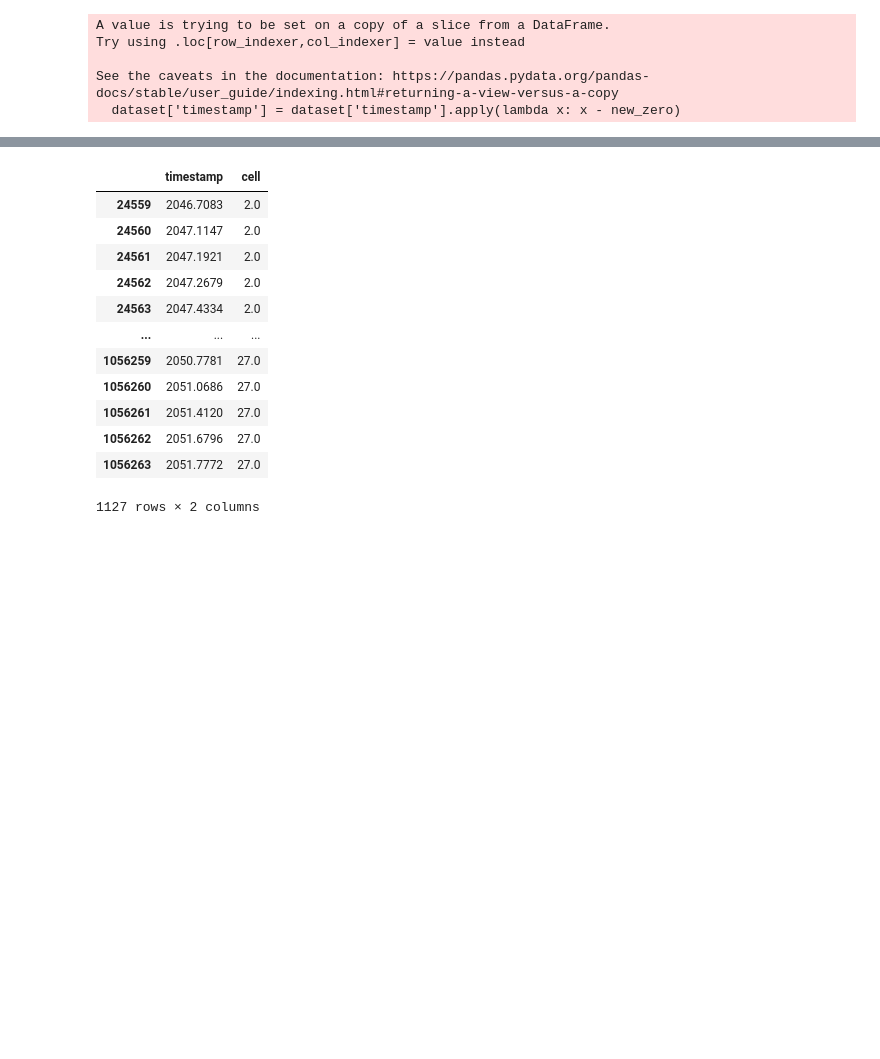
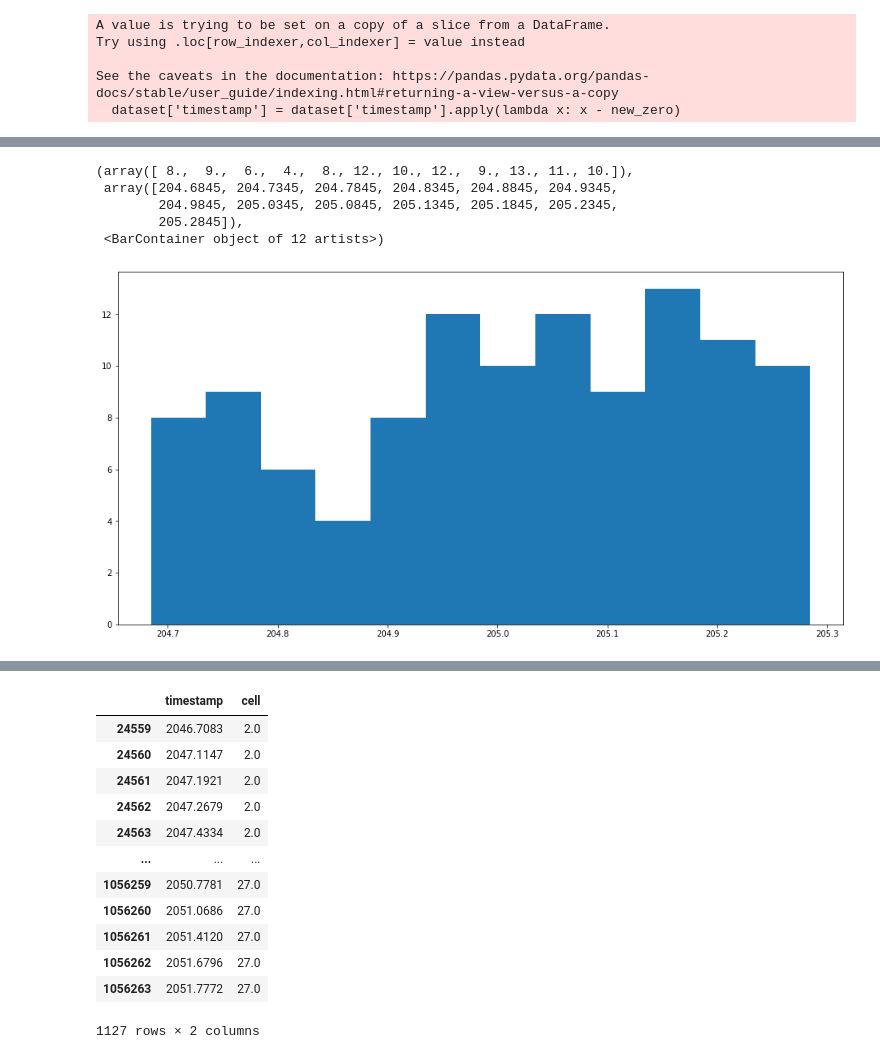
Before and after one commit to lfernandof/neural-pop-dynamics, a Jupyter notebook: projeto/revamping_code.ipynb, the cells around one changed output, grey strips where cells are left out. Cells and saved outputs as stored; diff of their text form; code cells hidden in the pictures; blank space fills up the shorter version.

```diff
--- a/projeto/revamping_code.ipynb
+++ b/projeto/revamping_code.ipynb
@@ -4,8 +4,8 @@ import numpy as np
 import matplotlib.pyplot as plt
 from scipy import stats
 # %%
-def time_conversion(dataset,column,conversion_factor=0.001):
-    '''Converts the timestamps in the dataset from ms to seconds (0.001)'''
+def time_conversion(dataset,column,conversion_factor=0.0001):
+    '''Converts the timestamps in the dataset from 0.1ms (spike recording resolution) to seconds (0.0001)'''
     dataset[column] = dataset[column]*conversion_factor
     return dataset
 
@@ -296,0 +276,9 @@ array([ 2.,  5.,  9., 10., 15., 21., 22., 23., 25., 27.])
+# %%
+#remove neurons that are not active in all trials
+for trial in range(len(trials)):
+    trials[trial] = trials[trial].loc[trials[trial].apply(lambda x: x.cell in neurons_trials,axis = 1)]
+# %%
+#divide each element (trial) in the trials list in its constituent neurons
+spike_trains = []
+for trial in trials:
+    spike_trains.append(separate_neurons(trial))
@@ -296,0 +290,3 @@ array([ 2.,  5.,  9., 10., 15., 21., 22., 23., 25., 27.])
+# %%
+#testando a convolução com os spikes de um único neurônio (cell = 5) em uma única trial (trial 0)
+firing_times = np.array(spike_trains[0][1]['timestamp'])
@@ -296,0 +371,12 @@ array([ 2.,  5.,  9., 10., 15., 21., 22., 23., 25., 27.])
+# %%
+plt.figure(figsize=(16,8))
+#plt.eventplot(firing_times)
+bins = np.arange(min(firing_times),max(firing_times),step = 0.05)
+plt.hist(firing_times,bins)
+# %% [output]
+(array([ 8.,  9.,  6.,  4.,  8., 12., 10., 12.,  9., 13., 11., 10.]),
+ array([204.6845, 204.7345, 204.7845, 204.8345, 204.8845, 204.9345,
+        204.9845, 205.0345, 205.0845, 205.1345, 205.1845, 205.2345,
+        205.2845]),
+ <BarContainer object of 12 artists>)
+[figure, added]
```
Also changed, not shown: parts of 23 cells of this notebook.
